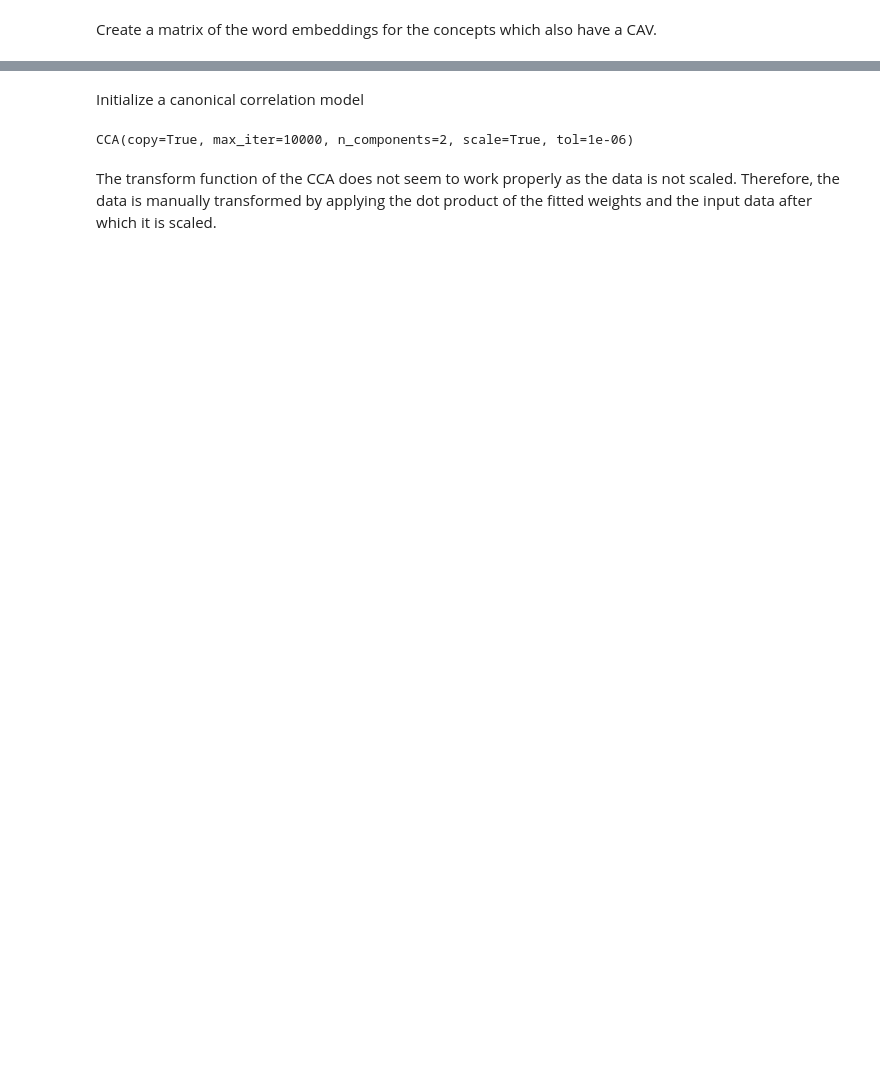
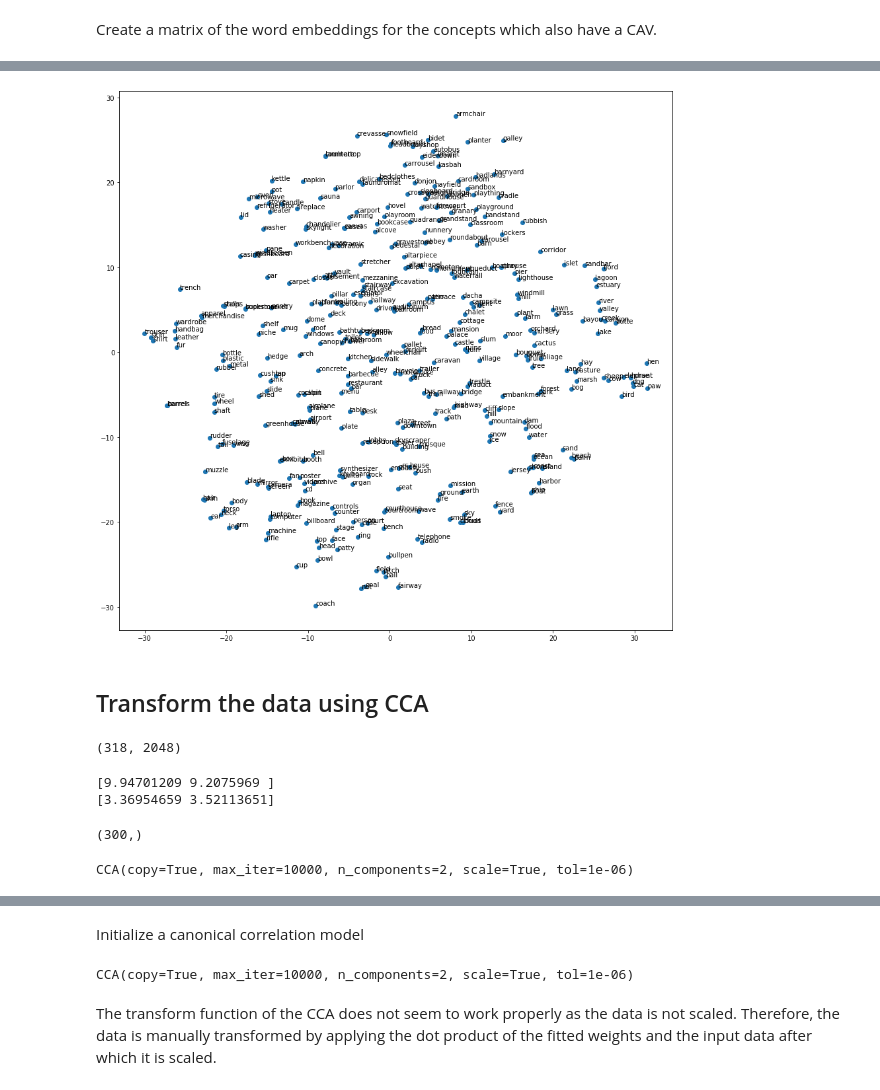
Before and after one commit to Pimmmm/Thesis-Scripts, a Jupyter notebook: p3_word_embedding.ipynb, the cells around one changed output, grey strips where cells are left out. Cells and saved outputs as stored; diff of their text form; code cells hidden in the pictures; blank space fills up the shorter version.

```diff
--- a/p3_word_embedding.ipynb
+++ b/p3_word_embedding.ipynb
@@ -110,0 +131,24 @@ y_test = cavs_with_embedding[test_idxs]
+# %%
+glove_tsne = TSNE(n_components=2,
+                perplexity = 10,
+                early_exaggeration = 5,
+                learning_rate = 500,
+                n_iter = 300,
+                verbose = 0
+                ).fit_transform(embeddings_with_cav)
+# %%
+plt.figure(figsize = (15,15))
+plt.scatter(glove_tsne[:,0], glove_tsne[:,1])
+
+# plt.xlim([-10, 10])
+# plt.ylim([-10, 10])
+
+for i, txt in enumerate(embedding_concepts):
+    plt.annotate(str(txt), (glove_tsne[:,0][i], glove_tsne[:,1][i]))
+
+
+plt.show()
+# %% [output]
+[figure, added]
+# %% [markdown]
+## Transform the data using CCA
@@ -110,0 +164,4 @@ y_test = cavs_with_embedding[test_idxs]
+# %%
+matrix_cav.shape
+# %% [output]
+(318, 2048)
@@ -110,0 +182,14 @@ y_test = cavs_with_embedding[test_idxs]
+# %%
+print(yca.std(axis=0))
+print(xca.std(axis=0))
+# %% [output]
+[9.94701209 9.2075969 ]
+[3.36954659 3.52113651]
+# %%
+ccat.x_std_.shape
+# %% [output]
+(300,)
+# %%
+ccat
+# %% [output]
+CCA(copy=True, max_iter=10000, n_components=2, scale=True, tol=1e-06)
```
Also changed, not shown: parts of 71 cells of this notebook.
